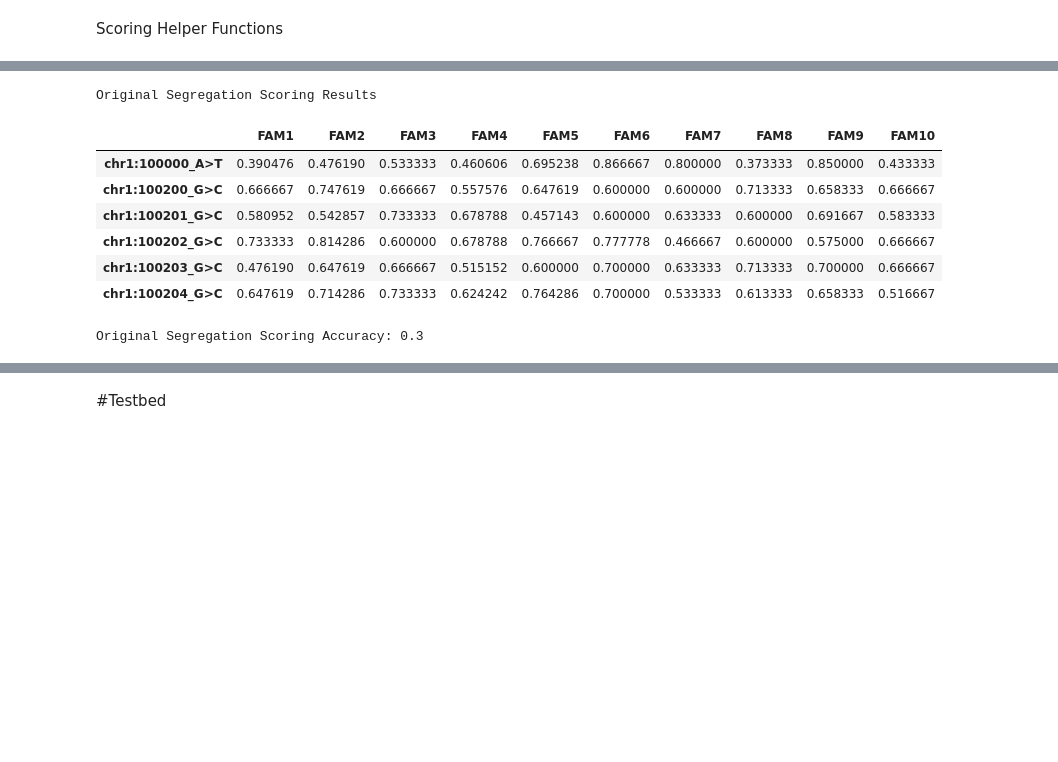
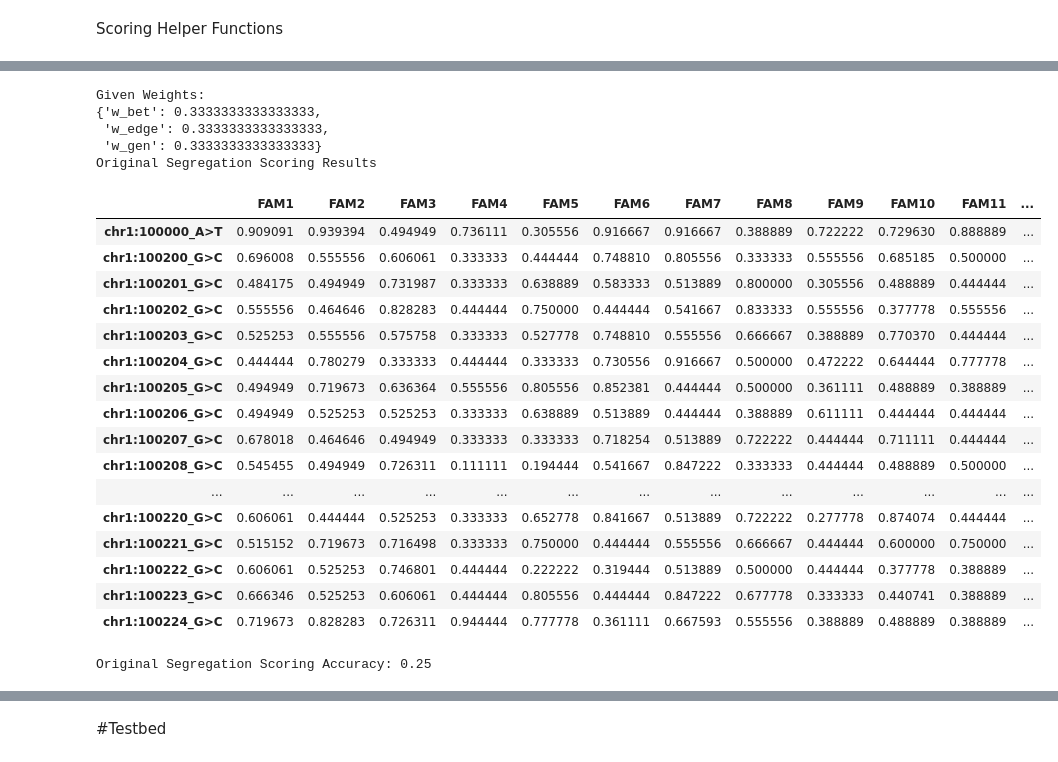
Before and after one commit to taylorngt/PedNet, a Jupyter notebook: SegregationScoring.ipynb, the cells around one changed output, grey strips where cells are left out. Drawn from its saved outputs; the diff is of its cells as text; code cells hidden in the pictures; blank space fills up the shorter version.

```diff
--- a/SegregationScoring.ipynb
+++ b/SegregationScoring.ipynb
@@ -438,13 +876,13 @@ G_ar = construct_pedigree_graph(DF_ar)
 vars_AD = simulate_variant_table(G_ad, 'AD')
 vars_AR = simulate_variant_table(G_ar, 'AR')
 # %%
-AD_Fam_Data = pedigree_group_generator(pedigree_count= 10,
+AD_Fam_Data = pedigree_group_generator(pedigree_count= 100,
                                        mode= 'AD',
                                        max_children= 3,
                                        generation_count= 3,
-                                       n_bg= 5)
-AR_Fam_Data = pedigree_group_generator(pedigree_count= 10,
+                                       n_bg= 25)
+AR_Fam_Data = pedigree_group_generator(pedigree_count= 100,
                                        mode= 'AR',
                                        max_children= 3,
                                        generation_count= 3,
-                                       n_bg= 5)
+                                       n_bg= 25)
@@ -1158,11 +1180,9 @@ def segregation_network_score(G, gt, mode, Scoring_Method= 'Original', weights={
 
     # carrier betweenness
     cb = carrier_betweenness(G, gt)
-    bet_score = cb
-    # if cb:
-    #     bet_score= cb if mode=='AR' else 1-cb
-    # else:
-    #     bet_score= 0 if mode=='AR' else 1
+    cb = max(0,min(1,cb))
+    bet_score= cb if mode=='AR' else 1-cb
+
 
     score = (weights['w_edge'] * edge_score) + (weights['w_gen'] * gen_score) + (weights['w_bet'] * bet_score)
 
@@ -1361,19 +1474,33 @@ Original Segregation Scoring Accuracy: 0.6
 # %%
 segregation_scoring_wrapper(Multi_Ped_Dict= AR_Fam_Data,
                             Scoring_Method= 'Original',
-                            weights= {'w_edge': 0.6,
-                                      'w_gen': 0.2,
-                                      'w_bet': 0.2},
+                            weights= {'w_edge': 1/3,
+                                      'w_gen': 1/3,
+                                      'w_bet': 1/3},
                             Verbose= True,
                             Known_Linked_Var= 'chr1:100000_A>T',
                             Known_Mode = 'AR')
 # %% [output]
+Given Weights:
+{'w_bet': 0.3333333333333333,
+ 'w_edge': 0.3333333333333333,
+ 'w_gen': 0.3333333333333333}
 Original Segregation Scoring Results
-|  | FAM1 | FAM2 | FAM3 | FAM4 | FAM5 | FAM6 | FAM7 | FAM8 | FAM9 | FAM10 |
-| chr1:100000_A>T | 0.390476 | 0.476190 | 0.533333 | 0.460606 | 0.695238 | 0.866667 | 0.800000 | 0.373333 | 0.850000 | 0.433333 |
-| chr1:100200_G>C | 0.666667 | 0.747619 | 0.666667 | 0.557576 | 0.647619 | 0.600000 | 0.600000 | 0.713333 | 0.658333 | 0.666667 |
-| chr1:100201_G>C | 0.580952 | 0.542857 | 0.733333 | 0.678788 | 0.457143 | 0.600000 | 0.633333 | 0.600000 | 0.691667 | 0.583333 |
-| chr1:100202_G>C | 0.733333 | 0.814286 | 0.600000 | 0.678788 | 0.766667 | 0.777778 | 0.466667 | 0.600000 | 0.575000 | 0.666667 |
-| chr1:100203_G>C | 0.476190 | 0.647619 | 0.666667 | 0.515152 | 0.600000 | 0.700000 | 0.633333 | 0.713333 | 0.700000 | 0.666667 |
-| chr1:100204_G>C | 0.647619 | 0.714286 | 0.733333 | 0.624242 | 0.764286 | 0.700000 | 0.533333 | 0.613333 | 0.658333 | 0.516667 |
+|  | FAM1 | FAM2 | FAM3 | FAM4 | FAM5 | FAM6 | FAM7 | FAM8 | FAM9 | FAM10 | FAM11 | ... |
+| chr1:100000_A>T | 0.909091 | 0.939394 | 0.494949 | 0.736111 | 0.305556 | 0.916667 | 0.916667 | 0.388889 | 0.722222 | 0.729630 | 0.888889 | ... |
+| chr1:100200_G>C | 0.696008 | 0.555556 | 0.606061 | 0.333333 | 0.444444 | 0.748810 | 0.805556 | 0.333333 | 0.555556 | 0.685185 | 0.500000 | ... |
+| chr1:100201_G>C | 0.484175 | 0.494949 | 0.731987 | 0.333333 | 0.638889 | 0.583333 | 0.513889 | 0.800000 | 0.305556 | 0.488889 | 0.444444 | ... |
+| chr1:100202_G>C | 0.555556 | 0.464646 | 0.828283 | 0.444444 | 0.750000 | 0.444444 | 0.541667 | 0.833333 | 0.555556 | 0.377778 | 0.555556 | ... |
+| chr1:100203_G>C | 0.525253 | 0.555556 | 0.575758 | 0.333333 | 0.527778 | 0.748810 | 0.555556 | 0.666667 | 0.388889 | 0.770370 | 0.444444 | ... |
+| chr1:100204_G>C | 0.444444 | 0.780279 | 0.333333 | 0.444444 | 0.333333 | 0.730556 | 0.916667 | 0.500000 | 0.472222 | 0.644444 | 0.777778 | ... |
+| chr1:100205_G>C | 0.494949 | 0.719673 | 0.636364 | 0.555556 | 0.805556 | 0.852381 | 0.444444 | 0.500000 | 0.361111 | 0.488889 | 0.388889 | ... |
+| chr1:100206_G>C | 0.494949 | 0.525253 | 0.525253 | 0.333333 | 0.638889 | 0.513889 | 0.444444 | 0.388889 | 0.611111 | 0.444444 | 0.444444 | ... |
+| chr1:100207_G>C | 0.678018 | 0.464646 | 0.494949 | 0.333333 | 0.333333 | 0.718254 | 0.513889 | 0.722222 | 0.444444 | 0.711111 | 0.444444 | ... |
+| chr1:100208_G>C | 0.545455 | 0.494949 | 0.726311 | 0.111111 | 0.194444 | 0.541667 | 0.847222 | 0.333333 | 0.444444 | 0.488889 | 0.500000 | ... |
+| ... | ... | ... | ... | ... | ... | ... | ... | ... | ... | ... | ... | ... |
+| chr1:100220_G>C | 0.606061 | 0.444444 | 0.525253 | 0.333333 | 0.652778 | 0.841667 | 0.513889 | 0.722222 | 0.277778 | 0.874074 | 0.444444 | ... |
+| chr1:100221_G>C | 0.515152 | 0.719673 | 0.716498 | 0.333333 | 0.750000 | 0.444444 | 0.555556 | 0.666667 | 0.444444 | 0.600000 | 0.750000 | ... |
+| chr1:100222_G>C | 0.606061 | 0.525253 | 0.746801 | 0.444444 | 0.222222 | 0.319444 | 0.513889 | 0.500000 | 0.444444 | 0.377778 | 0.388889 | ... |
+| chr1:100223_G>C | 0.666346 | 0.525253 | 0.606061 | 0.444444 | 0.805556 | 0.444444 | 0.847222 | 0.677778 | 0.333333 | 0.440741 | 0.388889 | ... |
+| chr1:100224_G>C | 0.719673 | 0.828283 | 0.726311 | 0.944444 | 0.777778 | 0.361111 | 0.667593 | 0.555556 | 0.388889 | 0.488889 | 0.388889 | ... |
-Original Segregation Scoring Accuracy: 0.3
+Original Segregation Scoring Accuracy: 0.25
```
Also changed, not shown: parts of 44 cells of this notebook.
